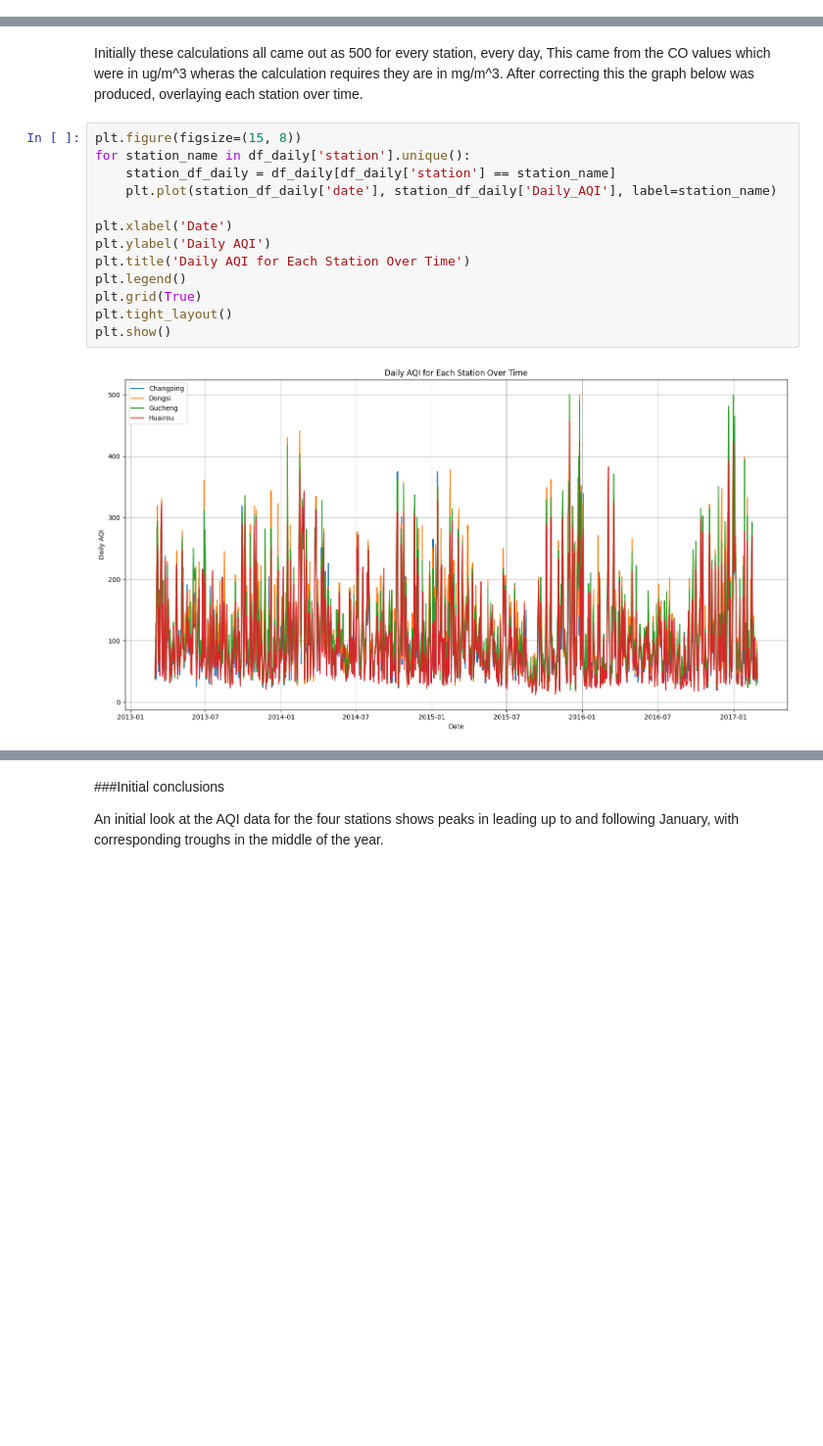
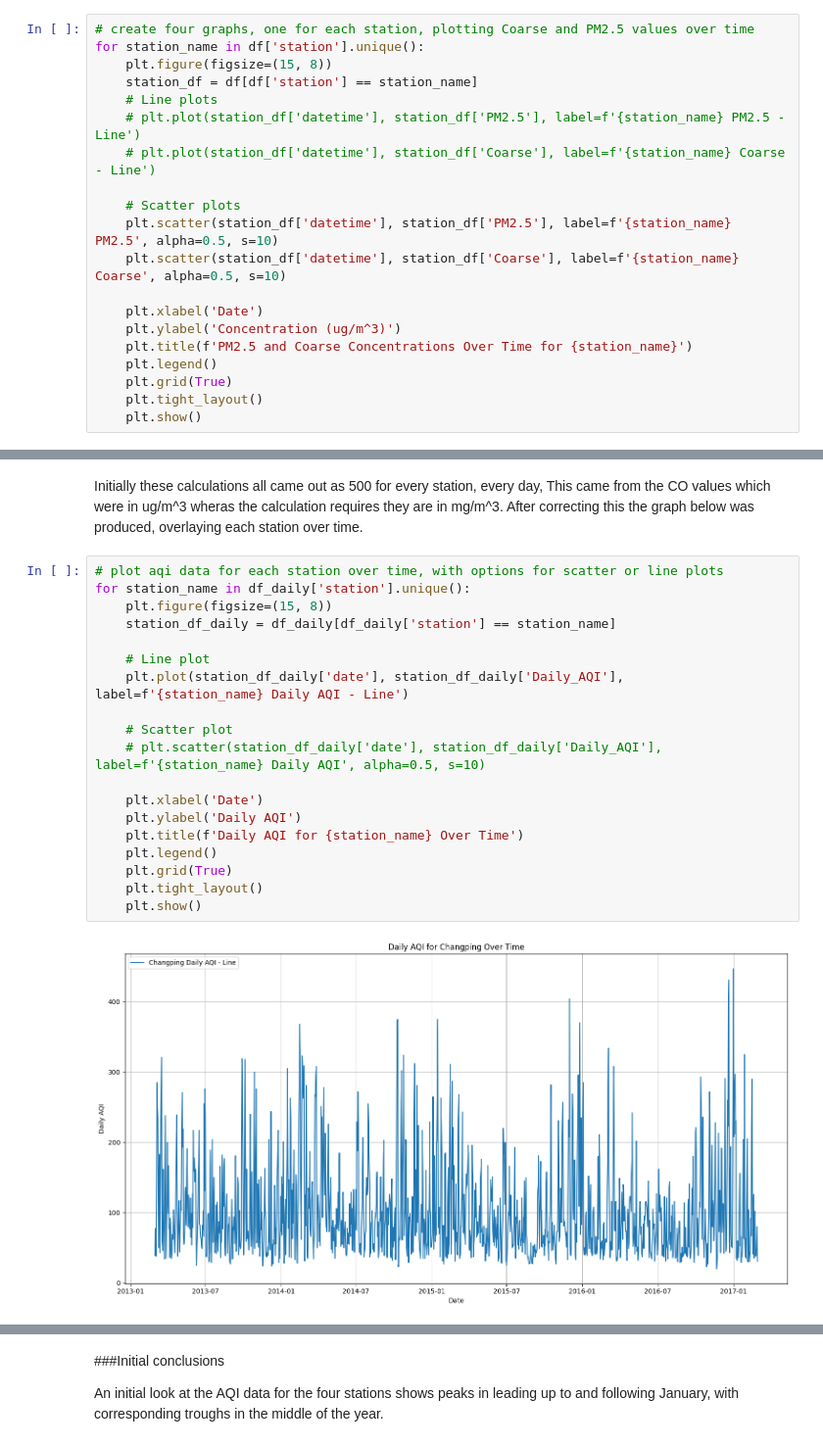
Before and after one commit to Obscuriosity/Programming_For_Data_Analysis, a Jupyter notebook: ST20214513_CMP7005_PRAC_1.ipynb, the cells around one changed output, grey strips where cells are left out. Shown at 98% size. Cells and saved outputs as stored; diff of their text form; blank space fills up the shorter version.

Commit message:
Finally doing a bit more visualisation of the data!

```diff
--- a/ST20214513_CMP7005_PRAC_1.ipynb
+++ b/ST20214513_CMP7005_PRAC_1.ipynb
@@ -319,0 +333,20 @@ df.head()
+# %%
+# create four graphs, one for each station, plotting Coarse and PM2.5 values over time
+for station_name in df['station'].unique():
+    plt.figure(figsize=(15, 8))
+    station_df = df[df['station'] == station_name]
+    # Line plots
+    # plt.plot(station_df['datetime'], station_df['PM2.5'], label=f'{station_name} PM2.5 - Line')
+    # plt.plot(station_df['datetime'], station_df['Coarse'], label=f'{station_name} Coarse - Line')
+
+    # Scatter plots
+    plt.scatter(station_df['datetime'], station_df['PM2.5'], label=f'{station_name} PM2.5', alpha=0.5, s=10)
+    plt.scatter(station_df['datetime'], station_df['Coarse'], label=f'{station_name} Coarse', alpha=0.5, s=10)
+
+    plt.xlabel('Date')
+    plt.ylabel('Concentration (ug/m^3)')
+    plt.title(f'PM2.5 and Coarse Concentrations Over Time for {station_name}')
+    plt.legend()
+    plt.grid(True)
+    plt.tight_layout()
+    plt.show()
@@ -435,17 +476,23 @@ DataFrame head with calculated Daily IAQI and overall Daily AQI:
 # %% [markdown]
 Initially these calculations all came out as 500 for every station, every day, This came from the CO values which were in ug/m^3 wheras the calculation requires they are in mg/m^3. After correcting this the graph below was produced, overlaying each station over time.
 # %%
-plt.figure(figsize=(15, 8))
+# plot aqi data for each station over time, with options for scatter or line plots
 for station_name in df_daily['station'].unique():
+    plt.figure(figsize=(15, 8))
     station_df_daily = df_daily[df_daily['station'] == station_name]
-    plt.plot(station_df_daily['date'], station_df_daily['Daily_AQI'], label=station_name)
 
-plt.xlabel('Date')
-plt.ylabel('Daily AQI')
-plt.title('Daily AQI for Each Station Over Time')
-plt.legend()
-plt.grid(True)
-plt.tight_layout()
-plt.show()
+    # Line plot
+    plt.plot(station_df_daily['date'], station_df_daily['Daily_AQI'], label=f'{station_name} Daily AQI - Line')
+
+    # Scatter plot
+    # plt.scatter(station_df_daily['date'], station_df_daily['Daily_AQI'], label=f'{station_name} Daily AQI', alpha=0.5, s=10)
+
+    plt.xlabel('Date')
+    plt.ylabel('Daily AQI')
+    plt.title(f'Daily AQI for {station_name} Over Time')
+    plt.legend()
+    plt.grid(True)
+    plt.tight_layout()
+    plt.show()
 # %% [output]
-[figure, old version]
+[figure, new version]
```
Also changed, not shown: parts of 13 cells of this notebook.
